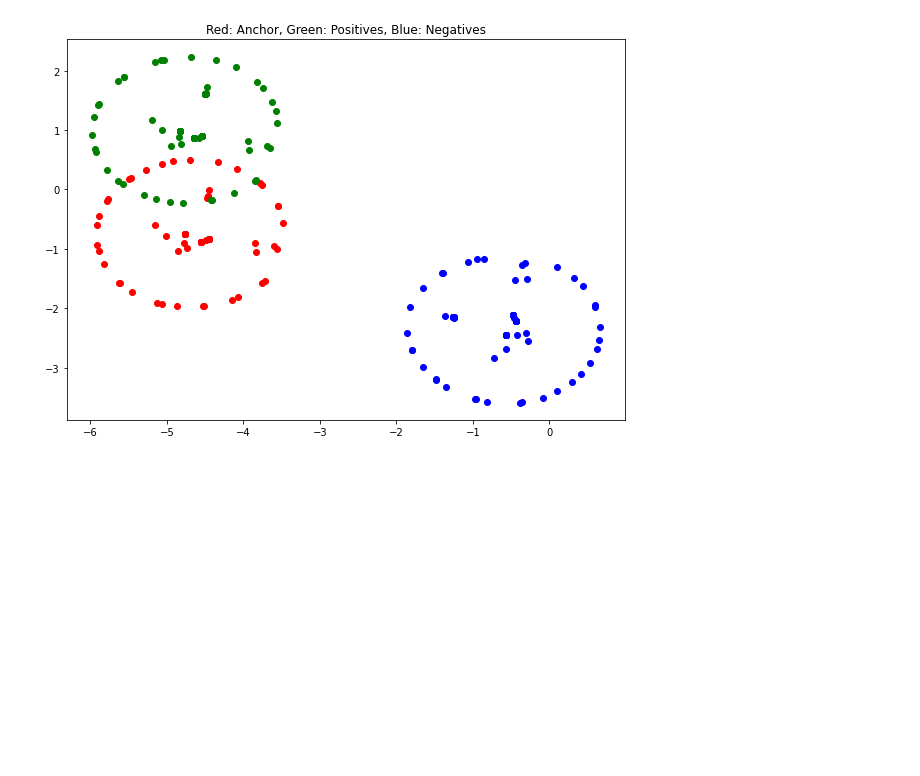
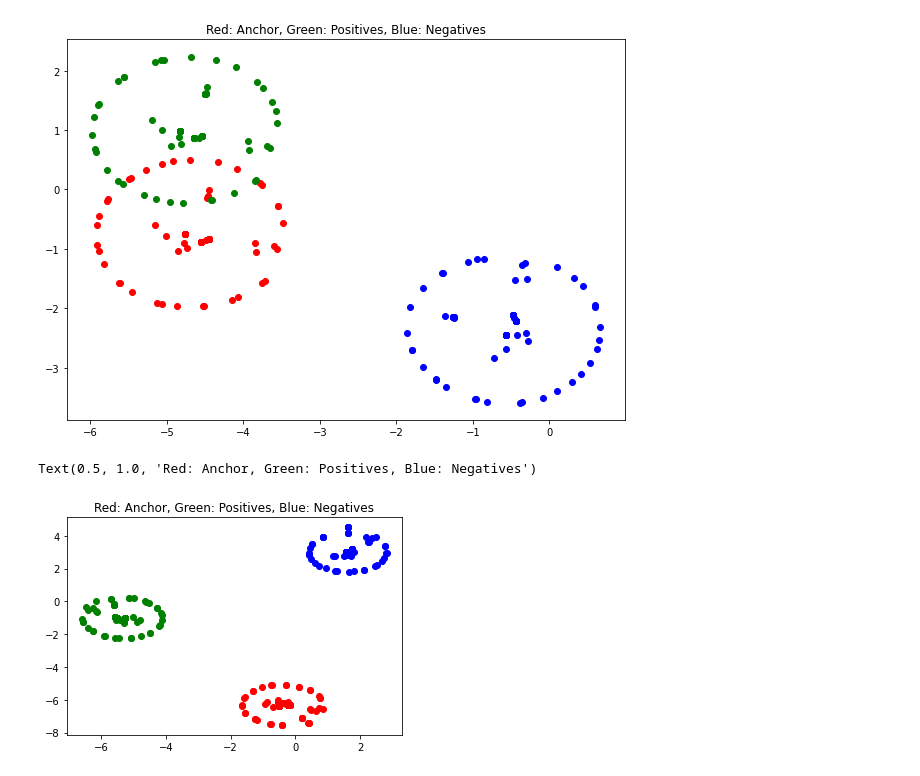
Before and after one commit to schauppi/HTSR_Handwritten_Text_Similarity_Recognition, a Jupyter notebook: experiments_triplet_loss.ipynb, the cells around one changed output. Saved outputs shown, nothing was run; the diff lists cells and outputs as text; code cells hidden in the pictures; blank space fills up the shorter version.

```diff
--- a/experiments_triplet_loss.ipynb
+++ b/experiments_triplet_loss.ipynb
@@ -261,0 +285,23 @@ for i in range(1):
+# %%
+img_1 = np.expand_dims(img_1, 0)
+img_2 = np.expand_dims(img_2, 0)
+img_3 = np.expand_dims(img_3, 0)
+# %%
+results = model_vgg_16.predict([img_1, img_2, img_3])
+# %%
+emb_size = 128
+anchor = results[0][:emb_size]
+positive = results[0][emb_size:emb_size*2]
+negative = results[0][emb_size*2:]
+# %%
+anchor_emb = tsne.fit_transform(anchor.reshape(-1,1))
+positive_emb = tsne.fit_transform(positive.reshape(-1,1))
+negative_emb = tsne.fit_transform(negative.reshape(-1,1))
+# %%
+plt.scatter(anchor_emb[:,0], anchor_emb[:,1], color="red")
+plt.scatter(positive_emb[:,0], positive_emb[:,1], color="green")
+plt.scatter(negative_emb[:,0], negative_emb[:,1], color="blue")
+plt.title("Red: Anchor, Green: Positives, Blue: Negatives")
+# %% [output]
+Text(0.5, 1.0, 'Red: Anchor, Green: Positives, Blue: Negatives')
+[figure, added]
```
Also changed, not shown: parts of 8 cells of this notebook.
